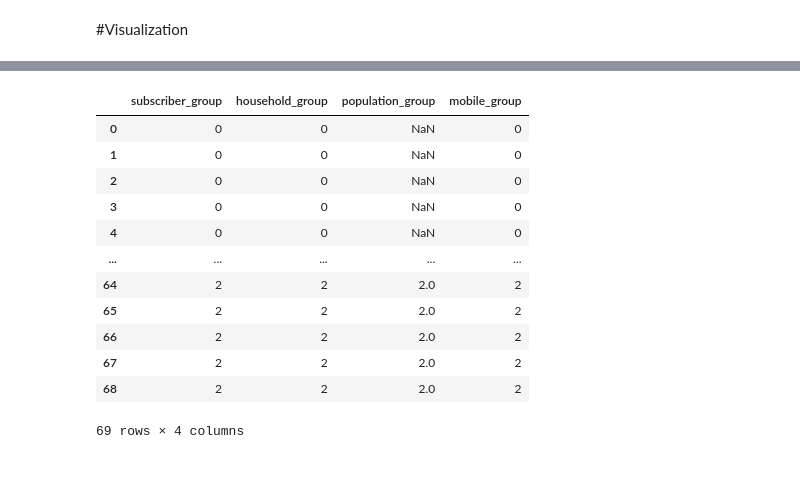
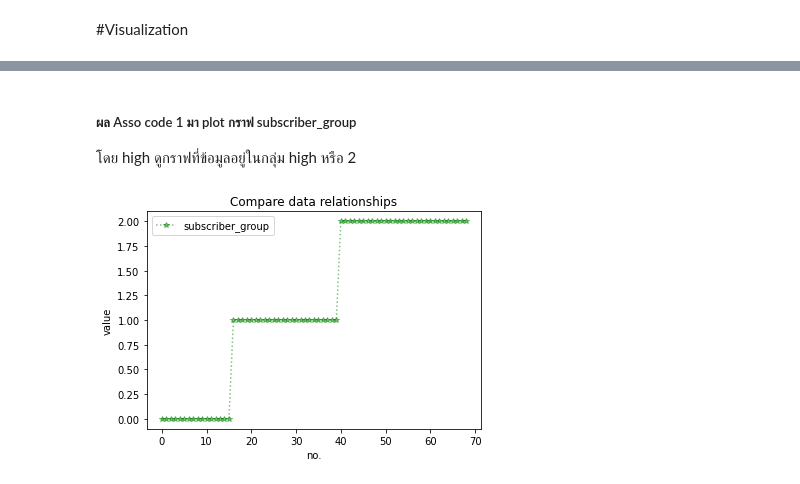
Before and after one commit to sskboonmee/DWDM21, a Jupyter notebook: Projectlookmhee.ipynb, the cells around one changed output, grey strips where cells are left out. Drawn from its saved outputs; the diff is of its cells as text; code cells hidden in the pictures.

```diff
--- a/Projectlookmhee.ipynb
+++ b/Projectlookmhee.ipynb
@@ -679,16 +685,12 @@ See the caveats in the documentation: https://pandas.pydata.org/pandas-docs/stab
-# %%
-data_cut
-# %% [output]
-|  | subscriber_group | household_group | population_group | mobile_group |
-| 0 | 0 | 0 | NaN | 0 |
-| 1 | 0 | 0 | NaN | 0 |
-| 2 | 0 | 0 | NaN | 0 |
-| 3 | 0 | 0 | NaN | 0 |
-| 4 | 0 | 0 | NaN | 0 |
-| ... | ... | ... | ... | ... |
-| 64 | 2 | 2 | 2.0 | 2 |
-| 65 | 2 | 2 | 2.0 | 2 |
-| 66 | 2 | 2 | 2.0 | 2 |
-| 67 | 2 | 2 | 2.0 | 2 |
-| 68 | 2 | 2 | 2.0 | 2 |
-69 rows × 4 columns
+# %% [markdown]
+##### ผล Asso code 1 มา plot กราฟ subscriber_group
+
+โดย high ดูกราฟที่ข้อมูลอยู่ในกลุ่ม high หรือ  2
+# %%
+plt.plot(range(len(data_cut.iloc[:,:-3])),data_cut.iloc[:,:-3],'*:g',alpha=0.5,label='subscriber_group')
+plt.ylabel('value')  # แกน y คือ value บอกว่าข้อมูลในแต่ละ column มีค่าข้อมูลเท่ากับเท่าไหร่  โดยค่าข้อมูลมี 3 ตัวตามที่ได้กำหนดไว้ คือ 0,1,2
+plt.xlabel('no.')  # แกน x  คือ บอกว่าข้อมูลในแต่ละ column อยู่จุดที่เท่าไหร่
+plt.title('Compare data relationships')  # ชื่อกราฟคือ Compare data relationships/เปรียบเทียบความสัมพันธ์ของข้อมูล
+plt.legend();
+# %% [output]
+[figure, added]
```
Also changed, not shown: parts of 61 cells of this notebook.
